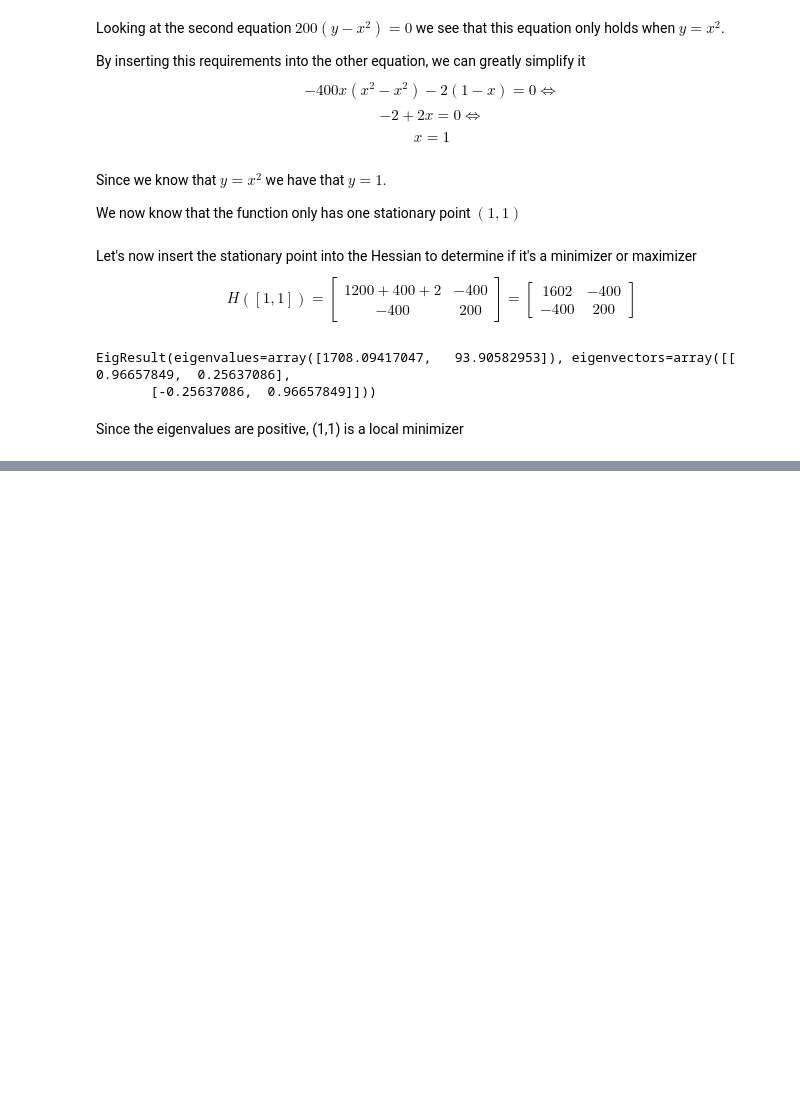
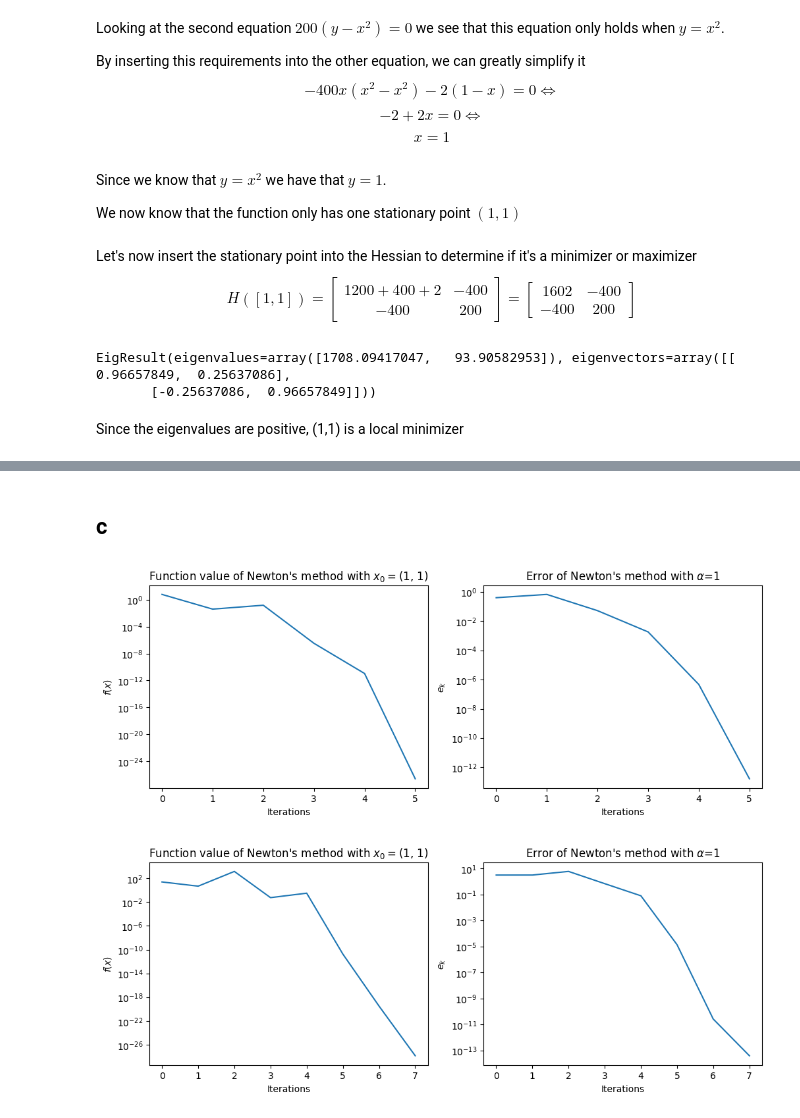
Before and after one commit to Tolsager/opt_hw1, a Jupyter notebook: victor.ipynb, the cells around one changed output, grey strips where cells are left out. Cells and saved outputs as stored; diff of their text form; code cells hidden in the pictures; blank space fills up the shorter version.

```diff
--- a/victor.ipynb
+++ b/victor.ipynb
@@ -94,0 +97,2 @@ Since the eigenvalues are positive, (1,1) is a local minimizer
+# %% [markdown]
+## c
@@ -94,0 +135,18 @@ Since the eigenvalues are positive, (1,1) is a local minimizer
+# %%
+def get_errors(xs, x_star):
+    return [np.linalg.norm(v - x_star, 2) for v in xs]
+# %%
+def plot_opt_stats_newton(fs, k, x0, errors):
+    fig, axes = plt.subplots(1, 2, figsize=(12,4))
+
+    axes[0].semilogy(range(k+1), fs)
+    axes[0].set_title(fr"Function value of Newton's method with $x_0=$({x0[0]}, {x0[1]})")
+    axes[0].set_ylabel("$f(x)$")
+    axes[0].set_xlabel("Iterations")
+
+    axes[1].semilogy(range(k+1), errors)
+    axes[1].set_title(r"Error of Newton's method with $\alpha$=1")
+    axes[1].set_ylabel("$e_k$")
+    axes[1].set_xlabel("Iterations")
+    axes[1].set_yscale("log")
+    plt.show()
@@ -94,0 +174,10 @@ Since the eigenvalues are positive, (1,1) is a local minimizer
+# %%
+x0s = [np.array([1.2, 1.2]), np.array([-1.2, 1])]
+x_star = np.array([[1],[1]])
+for x0 in x0s:
+    xs, fs, k = newtons_method(f, [x, y], x0)
+    errors = get_errors(xs, x_star)
+    plot_opt_stats_newton(fs ,k, np.array([1,1]), errors)
+# %% [output]
+[figure, added]
+[figure, added]
```
Also changed, not shown: parts of 6 cells of this notebook.
